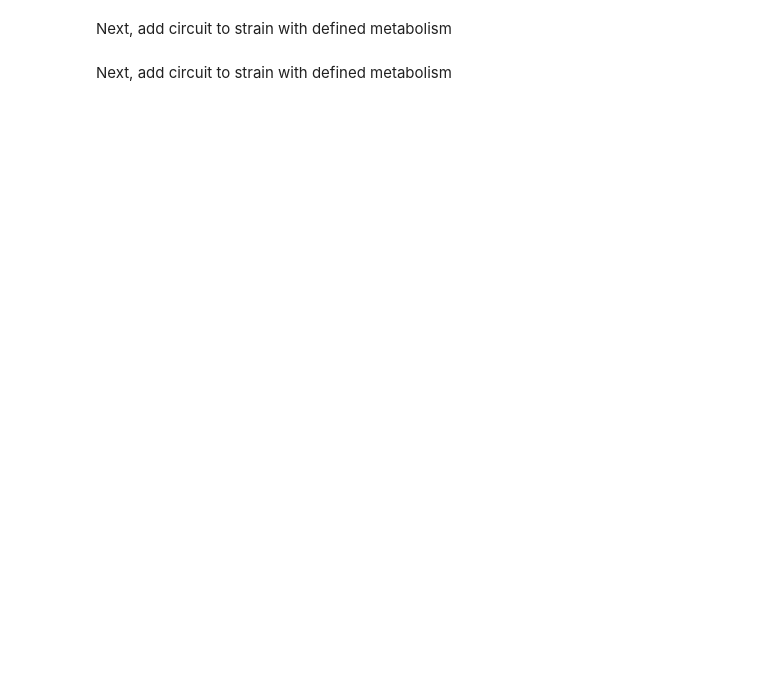
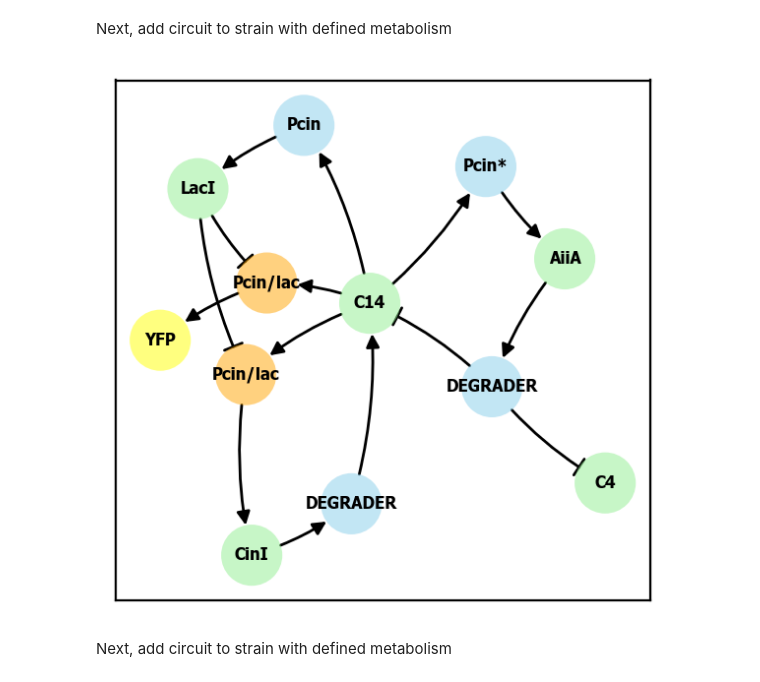
Before and after one commit to RudgeLab/LOICA, a Jupyter notebook: notebooks/compare_to_papers/Chen_et_al.ipynb, the cells around one changed output. Drawn from its saved outputs; the diff is of its cells as text; code cells hidden in the pictures; blank space fills up the shorter version.

```diff
--- a/notebooks/compare_to_papers/Chen_et_al.ipynb
+++ b/notebooks/compare_to_papers/Chen_et_al.ipynb
@@ -66,33 +83,48 @@ activator_strain = lc.Strain(name="Activator", genetic_network=activator, metabo
 # %%
 repressor = lc.GeneticNetwork()
 
-# TODO: determine degr rate
-cini = lc.Regulator(name='CinI')
-c4_r = lc.Regulator(name='C4', diffusion_rate=1)
-aiia_r = lc.Regulator(name="AiiA", degradation_rate=0)
-laci_r = lc.Regulator(name='LacI', degradation_rate=1)
-yfp = lc.Reporter(name="YFP", degradation_rate=1, color='green')
-c14_r = lc.Regulator(name='C14', diffusion_rate=1)
+degr_rate = 1.8*683.89*10**-9
+cini = lc.Regulator(name='CinI', degradation_rate=degr_rate)
+c4_r = lc.Regulator(name='C4', diffusion_rate=180)
+aiia_r = lc.Regulator(name="AiiA", degradation_rate=degr_rate)
+laci_r = lc.Regulator(name='LacI', degradation_rate=degr_rate)
+yfp = lc.Reporter(name="YFP", degradation_rate=degr_rate, color='yellow')
+c14_r = lc.Regulator(name='C14', diffusion_rate=126)
+
+dr_cini = degr_rate * cini.concentration / (1300*10**-9) + aiia_r.concentration + laci_r.concentration + yfp.concentration
+cini = lc.Regulator(name='CinI', degradation_rate=dr_cini)
+
+dr_aiia_r = degr_rate * aiia_r.concentration / (1300*10**-9) + cini.concentration + laci_r.concentration + yfp.concentration
+aiia_r = lc.Regulator(name="AiiA", degradation_rate=dr_aiia_r)
+
+dr_laci_r = degr_rate * laci_r.concentration / (1300*10**-9) + cini.concentration + aiia_r.concentration + yfp.concentration
+laci_r = lc.Regulator(name='LacI', degradation_rate=dr_laci_r)
+
+dr_yfp = degr_rate * yfp.concentration / (1300*10**-9) + cini.concentration + aiia_r.concentration + laci_r.concentration
+yfp = lc.Reporter(name="YFP", degradation_rate=dr_yfp, color='yellow')
+
 
 repressor.add_regulator([cini, c4_r, aiia_r, laci_r, c14_r])
 repressor.add_reporter(yfp)
 
 # TODO: find a, K and n
-c14_aiia_r = lc.Hill1(c14_r, aiia_r, a=[1, 100], K=10, n=2, name='Pcin')
-c14_laci_r = lc.Hill1(c14_r, laci_r, a=[1, 100], K=10, n=2, name='Pcin')
+c14_aiia_r = lc.Hill1(c14_r, aiia_r, alpha=[27.03 * 15.108 * 10**-9, 141.61 * 15.108 * 10**-9], K=594.23*10**-9, n=4, name='Pcin*')
+c14_laci_r = lc.Hill1(c14_r, laci_r, alpha=[8.36 * 10**-9, 1735.47 * 8.36 * 10**-9], K=2357.3*10**-9, n=4, name='Pcin')
 
-aiia_deg_ahls_r = lc.Degrader(enzyme=aiia_r, substrate=[c14_r, c4_r], Km=1, k2=3)
+aiia_deg_ahls_r = lc.Degrader(enzyme=aiia_r, substrate=[c14_r, c4_r], Km=5510*10**-6, k2=135420)
 
 c14_laci_yfp = lc.Hill2(input=[c14_r, laci_r], output=yfp, alpha=[0.1, 100, 0.1, 0.1], K=[10, 10], n=[2, 2], name='Pcin/lac')
 c14_laci_cini = lc.Hill2(input=[c14_r, laci_r], output=cini, alpha=[0.1, 100, 0.1, 0.1], K=[10, 10], n=[2, 2], name='Pcin/lac')
 
-cini_c14 = lc.Producer(enzyme=cini, product=c14_r, k2=1)
+cini_c14 = lc.Producer(enzyme=cini, product=c14_r, k2=120)
 
 repressor.add_operator([c14_aiia_r, c14_laci_r, c14_laci_yfp, c14_laci_cini])
 repressor.add_impactor([aiia_deg_ahls_r, cini_c14])
 # %%
 plt.figure(figsize=(3.5,3.5), dpi=200)
-repressor.draw(pos=nx.planar_layout)
+repressor.draw() #pos=nx.planar_layout
+# %% [output]
+[figure, added]
 # %% [markdown]
 Next, add circuit to strain with defined metabolism
 # %%
```
Also changed, not shown: parts of 9 cells of this notebook.
